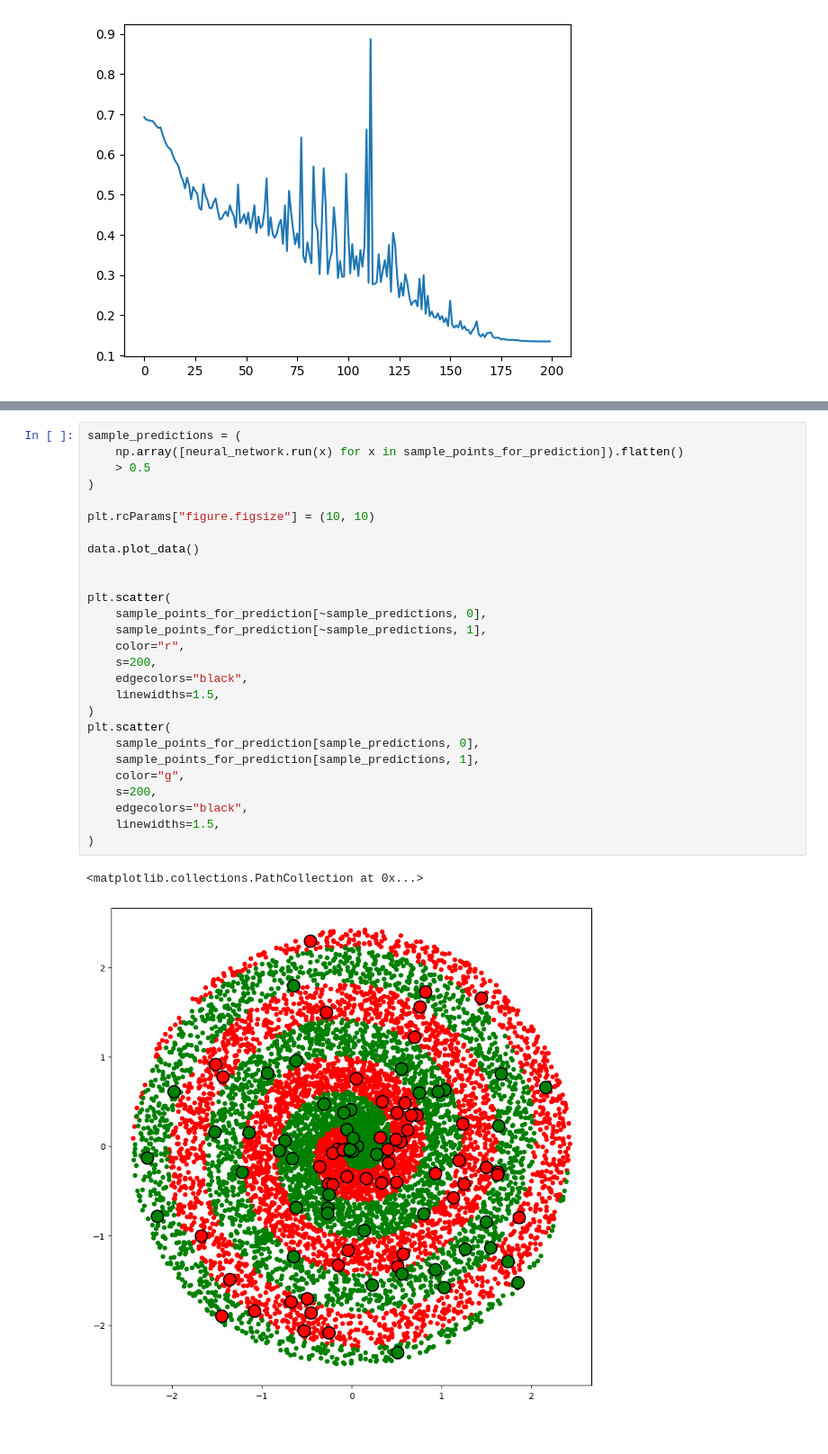
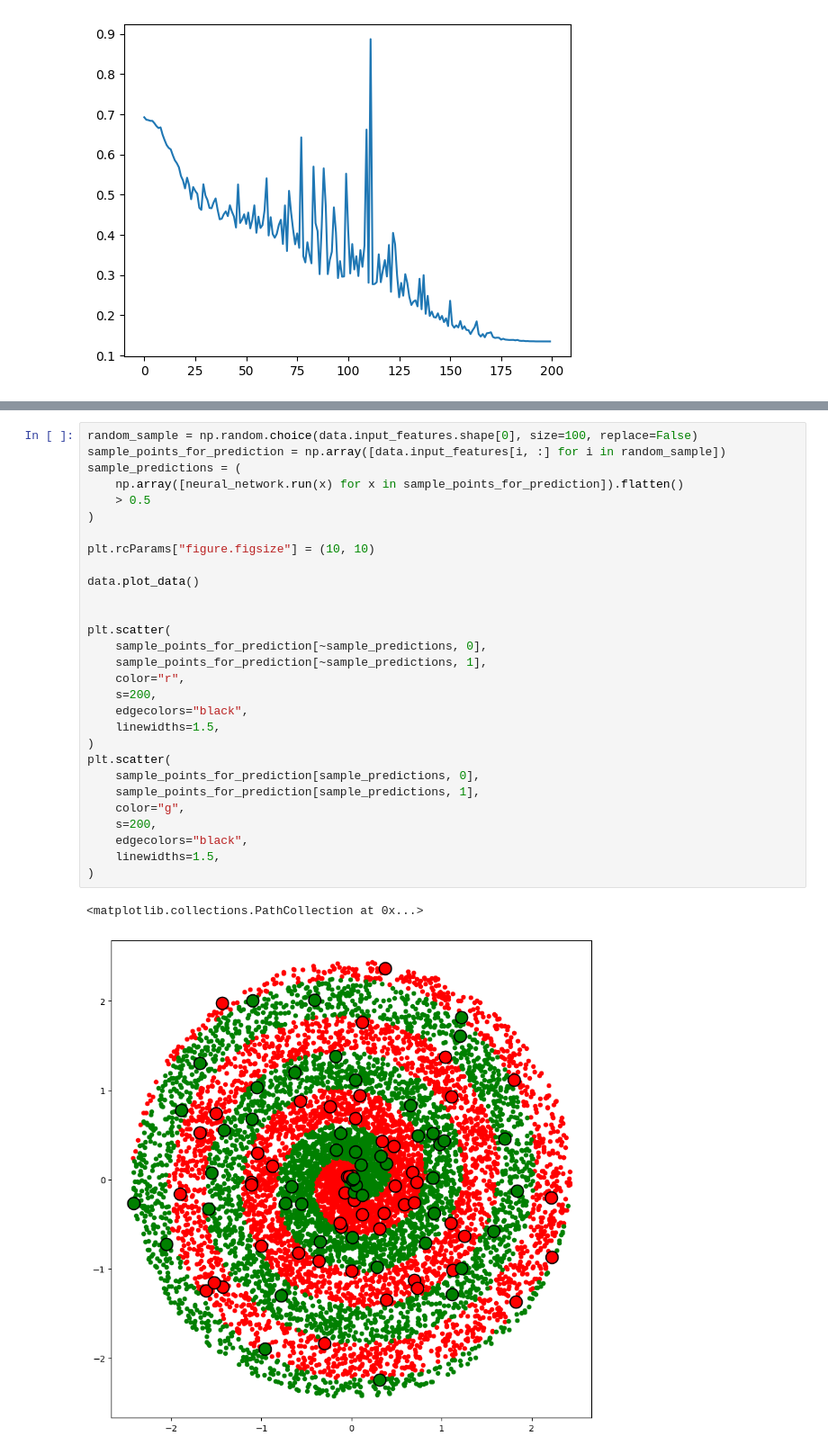
Before and after one commit to kendallzhu/curling, a Jupyter notebook: nn_scratch.ipynb, the cells around one changed output, grey strips where cells are left out. Shown at 90% size. Drawn from its saved outputs; the diff is of its cells as text.

```diff
--- a/nn_scratch.ipynb
+++ b/nn_scratch.ipynb
@@ -379,30 +221,32 @@ plt.hist(all_float_predictions, bins=100)
 # %%
+random_sample = np.random.choice(data.input_features.shape[0], size=100, replace=False)
+sample_points_for_prediction = np.array([data.input_features[i, :] for i in random_sample])
 sample_predictions = (
     np.array([neural_network.run(x) for x in sample_points_for_prediction]).flatten()
     > 0.5
 )
 
 plt.rcParams["figure.figsize"] = (10, 10)
 
 data.plot_data()
 
 
 plt.scatter(
     sample_points_for_prediction[~sample_predictions, 0],
     sample_points_for_prediction[~sample_predictions, 1],
     color="r",
     s=200,
     edgecolors="black",
     linewidths=1.5,
 )
 plt.scatter(
     sample_points_for_prediction[sample_predictions, 0],
     sample_points_for_prediction[sample_predictions, 1],
     color="g",
     s=200,
     edgecolors="black",
     linewidths=1.5,
 )
 # %% [output]
 <matplotlib.collections.PathCollection at 0x...>
-[figure, old version]
+[figure, new version]
```
Also changed, not shown: parts of 22 cells of this notebook, 17 other files.
